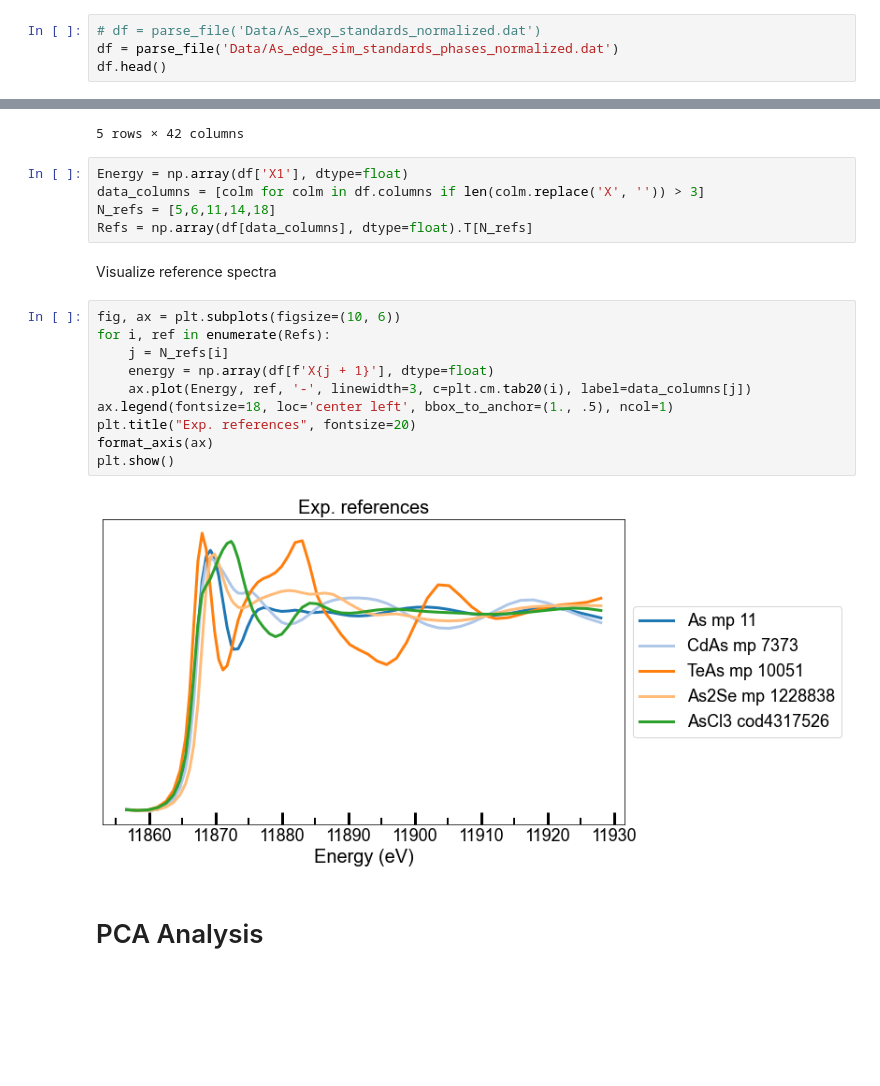
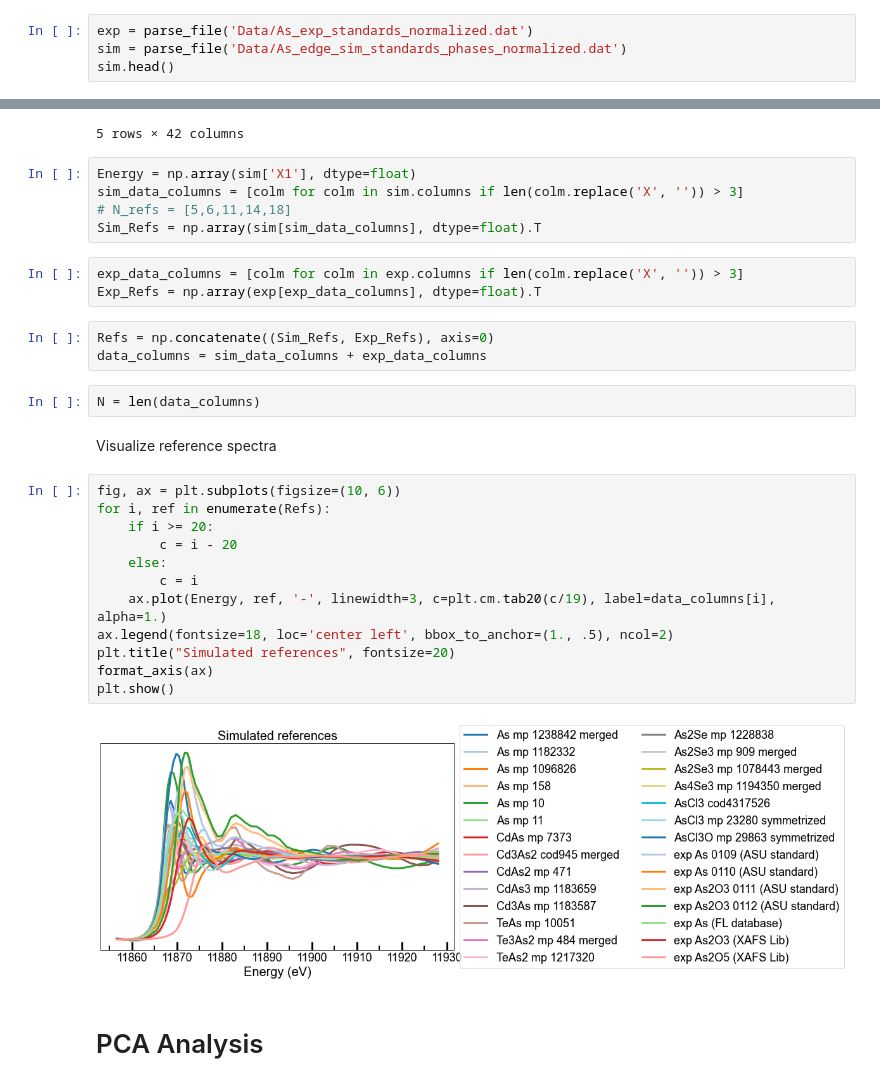
Before and after one commit to stetef/Energy-Point-Selection, a Jupyter notebook: Visualization.ipynb, the cells around one changed output, grey strips where cells are left out. Saved outputs shown, nothing was run; the diff lists cells and outputs as text; blank space fills up the shorter version.

```diff
--- a/Visualization.ipynb
+++ b/Visualization.ipynb
@@ -22,9 +31,9 @@ from utils import *
 # Load Reference Data
 Read in example XANES spectra in `Data` folder.
 # %%
-# df = parse_file('Data/As_exp_standards_normalized.dat')
-df = parse_file('Data/As_edge_sim_standards_phases_normalized.dat')
-df.head()
+exp = parse_file('Data/As_exp_standards_normalized.dat')
+sim = parse_file('Data/As_edge_sim_standards_phases_normalized.dat')
+sim.head()
 # %% [output]
 |  | X1 | As mp 1238842 merged | X2 | As mp 1182332 | X3 | As mp 1096826 | X4 | As mp 158 | ... |
 | 0 | 11856.61600 | 0.001153128 | 11856.61600 | 0.002426193 | 11856.61600 | 0.003328781 | 11856.61600 | 0.000828300 | ... |
@@ -34,23 +43,33 @@ df.head()
 | 4 | 11862.59000 | 0.044704452 | 11862.59000 | 0.016876546 | 11862.59000 | 0.024383445 | 11862.59000 | 0.031399651 | ... |
 5 rows × 42 columns
 # %%
-Energy = np.array(df['X1'], dtype=float)
-data_columns = [colm for colm in df.columns if len(colm.replace('X', '')) > 3]
-N_refs = [5,6,11,14,18]
-Refs = np.array(df[data_columns], dtype=float).T[N_refs]
+Energy = np.array(sim['X1'], dtype=float)
+sim_data_columns = [colm for colm in sim.columns if len(colm.replace('X', '')) > 3]
+# N_refs = [5,6,11,14,18]
+Sim_Refs = np.array(sim[sim_data_columns], dtype=float).T
+# %%
+exp_data_columns = [colm for colm in exp.columns if len(colm.replace('X', '')) > 3]
+Exp_Refs = np.array(exp[exp_data_columns], dtype=float).T
+# %%
+Refs = np.concatenate((Sim_Refs, Exp_Refs), axis=0)
+data_columns = sim_data_columns + exp_data_columns
+# %%
+N = len(data_columns)
 # %% [markdown]
 Visualize reference spectra
 # %%
 fig, ax = plt.subplots(figsize=(10, 6))
 for i, ref in enumerate(Refs):
-    j = N_refs[i]
-    energy = np.array(df[f'X{j + 1}'], dtype=float)
-    ax.plot(Energy, ref, '-', linewidth=3, c=plt.cm.tab20(i), label=data_columns[j])
-ax.legend(fontsize=18, loc='center left', bbox_to_anchor=(1., .5), ncol=1)
-plt.title("Exp. references", fontsize=20)
+    if i >= 20:
+        c = i - 20
+    else:
+        c = i
+    ax.plot(Energy, ref, '-', linewidth=3, c=plt.cm.tab20(c/19), label=data_columns[i], alpha=1.)
+ax.legend(fontsize=18, loc='center left', bbox_to_anchor=(1., .5), ncol=2)
+plt.title("Simulated references", fontsize=20)
 format_axis(ax)
 plt.show()
 # %% [output]
-[figure, old version]
+[figure, new version]
 # %% [markdown]
 # PCA Analysis
```
Also changed, not shown: parts of 35 cells of this notebook, 5 other files.
